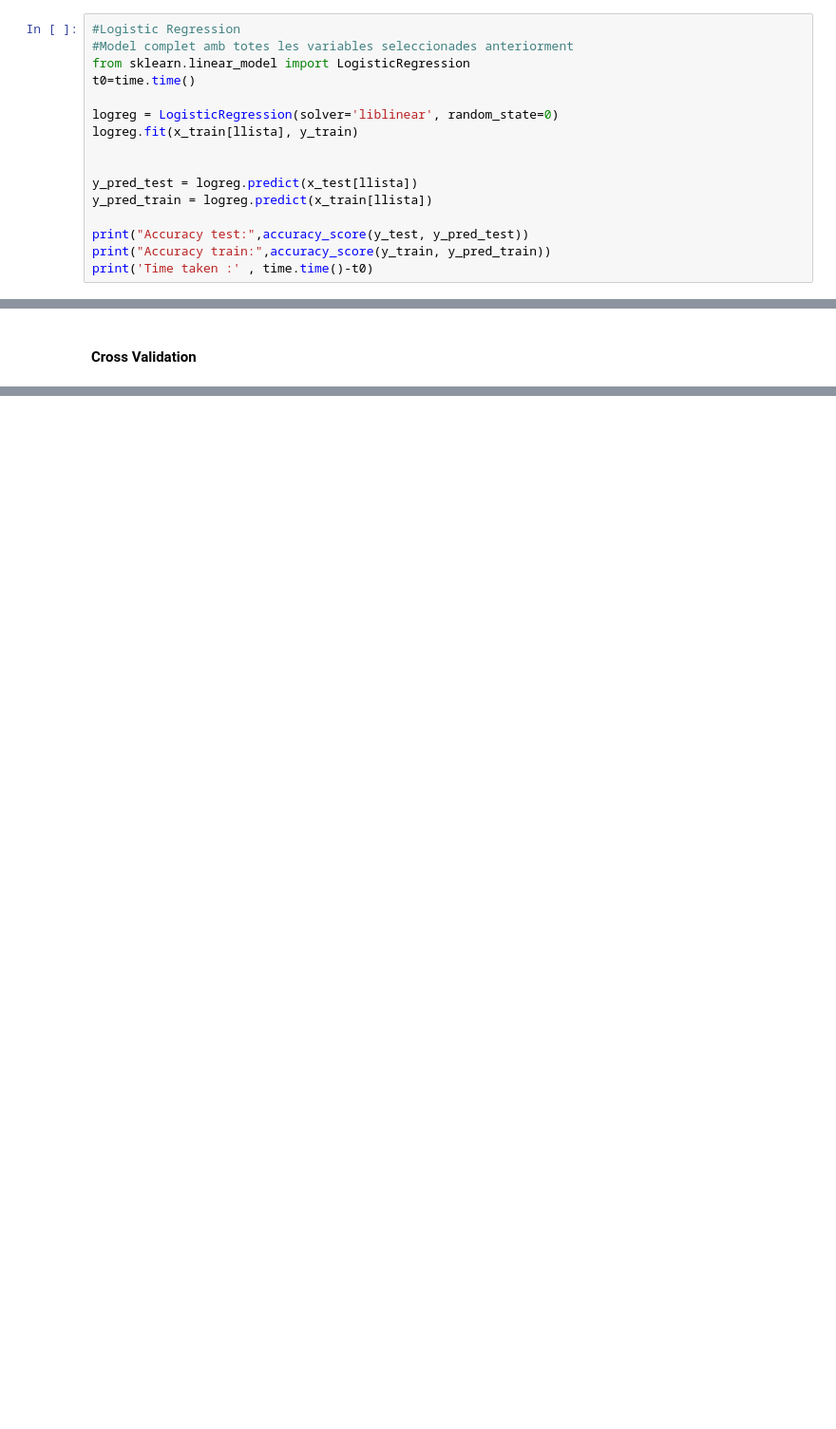
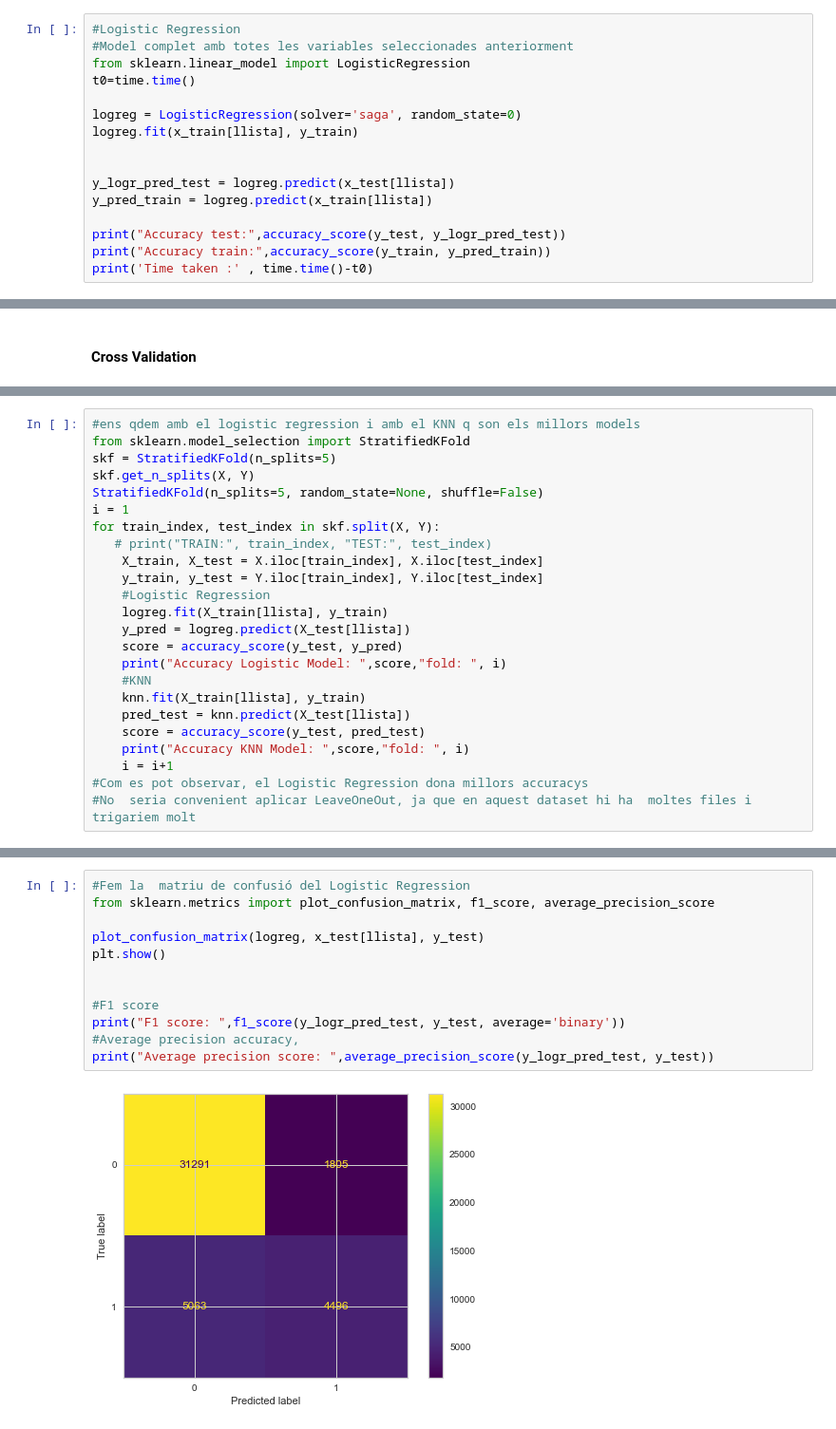
Before and after one commit to AlbaFernandezCor/Classification-wheatherAUS-dataset, a Jupyter notebook: practica2_v29_10.ipynb, the cells around one changed output, grey strips where cells are left out. Shown at 95% size. Saved outputs shown, nothing was run; the diff lists cells and outputs as text; blank space fills up the shorter version.

```diff
--- a/practica2_v29_10.ipynb
+++ b/practica2_v29_10.ipynb
@@ -471,14 +471,14 @@ Time taken : 461.21432638168335
 from sklearn.linear_model import LogisticRegression
 t0=time.time()
 
-logreg = LogisticRegression(solver='liblinear', random_state=0)
+logreg = LogisticRegression(solver='saga', random_state=0)
 logreg.fit(x_train[llista], y_train)
 
 
-y_pred_test = logreg.predict(x_test[llista])
+y_logr_pred_test = logreg.predict(x_test[llista])
 y_pred_train = logreg.predict(x_train[llista])
 
-print("Accuracy test:",accuracy_score(y_test, y_pred_test))
+print("Accuracy test:",accuracy_score(y_test, y_logr_pred_test))
 print("Accuracy train:",accuracy_score(y_train, y_pred_train))
 print('Time taken :' , time.time()-t0)
 # %% [output]
@@ -526,0 +525,24 @@ Time taken : 0.19604253768920898
+# %%
+#ens qdem amb el logistic regression i amb el KNN q son els millors models
+from sklearn.model_selection import StratifiedKFold
+skf = StratifiedKFold(n_splits=5)
+skf.get_n_splits(X, Y)
+StratifiedKFold(n_splits=5, random_state=None, shuffle=False)
+i = 1
+for train_index, test_index in skf.split(X, Y):
+   # print("TRAIN:", train_index, "TEST:", test_index)
+    X_train, X_test = X.iloc[train_index], X.iloc[test_index]
+    y_train, y_test = Y.iloc[train_index], Y.iloc[test_index]
+    #Logistic Regression
+    logreg.fit(X_train[llista], y_train)
+    y_pred = logreg.predict(X_test[llista])
+    score = accuracy_score(y_test, y_pred)
+    print("Accuracy Logistic Model: ",score,"fold: ", i)
+    #KNN
+    knn.fit(X_train[llista], y_train)
+    pred_test = knn.predict(X_test[llista])
+    score = accuracy_score(y_test, pred_test)
+    print("Accuracy KNN Model: ",score,"fold: ", i)
+    i = i+1
+#Com es pot observar, el Logistic Regression dona millors accuracys
+#No  seria convenient aplicar LeaveOneOut, ja que en aquest dataset hi ha  moltes files i trigariem molt
@@ -526,0 +551,14 @@ Time taken : 0.19604253768920898
+# %%
+#Fem la  matriu de confusió del Logistic Regression
+from sklearn.metrics import plot_confusion_matrix, f1_score, average_precision_score
+
+plot_confusion_matrix(logreg, x_test[llista], y_test)
+plt.show()
+
+
+#F1 score
+print("F1 score: ",f1_score(y_logr_pred_test, y_test, average='binary'))
+#Average precision accuracy,
+print("Average precision score: ",average_precision_score(y_logr_pred_test, y_test))
+# %% [output]
+[figure, added]
```
Also changed, not shown: parts of 19 cells of this notebook.
